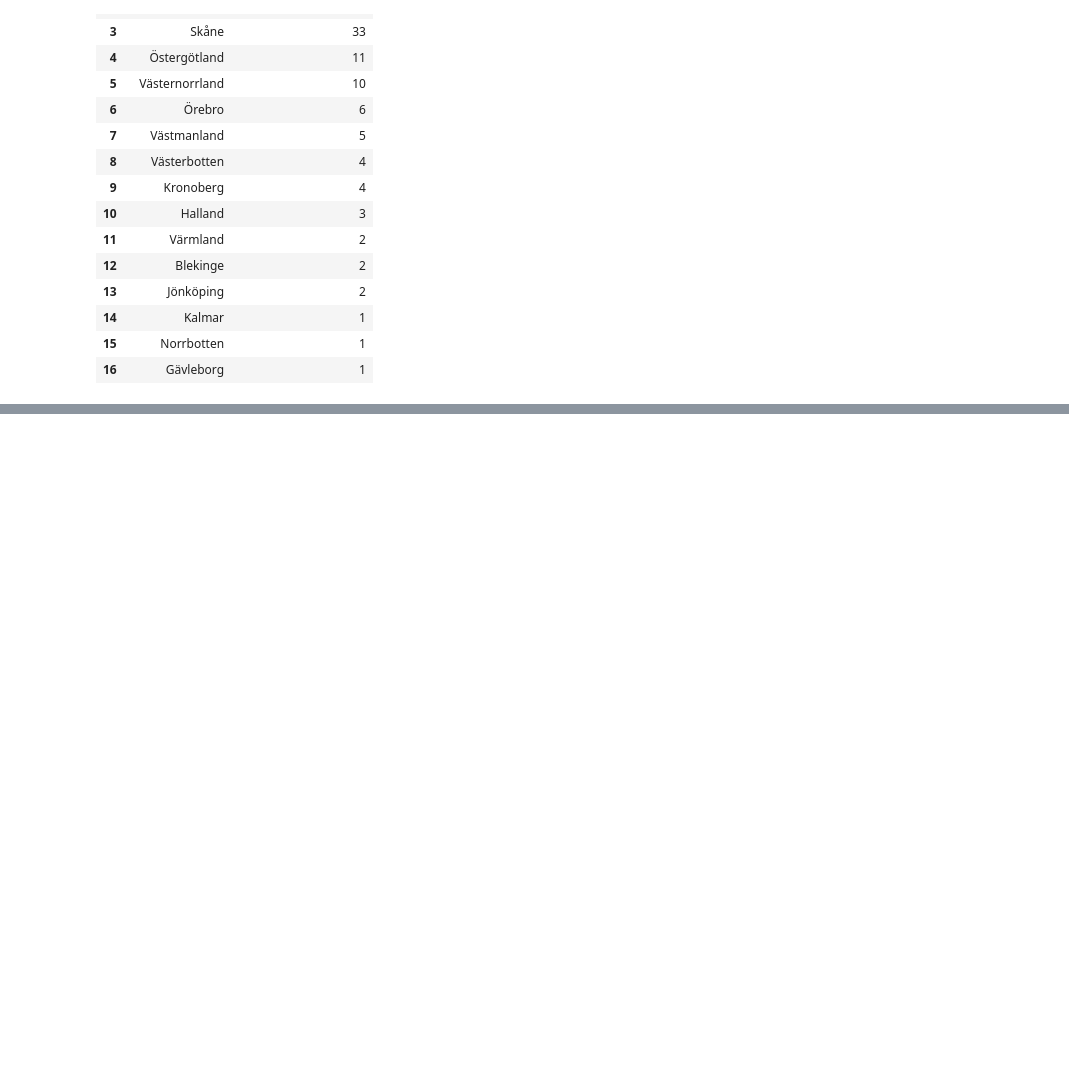
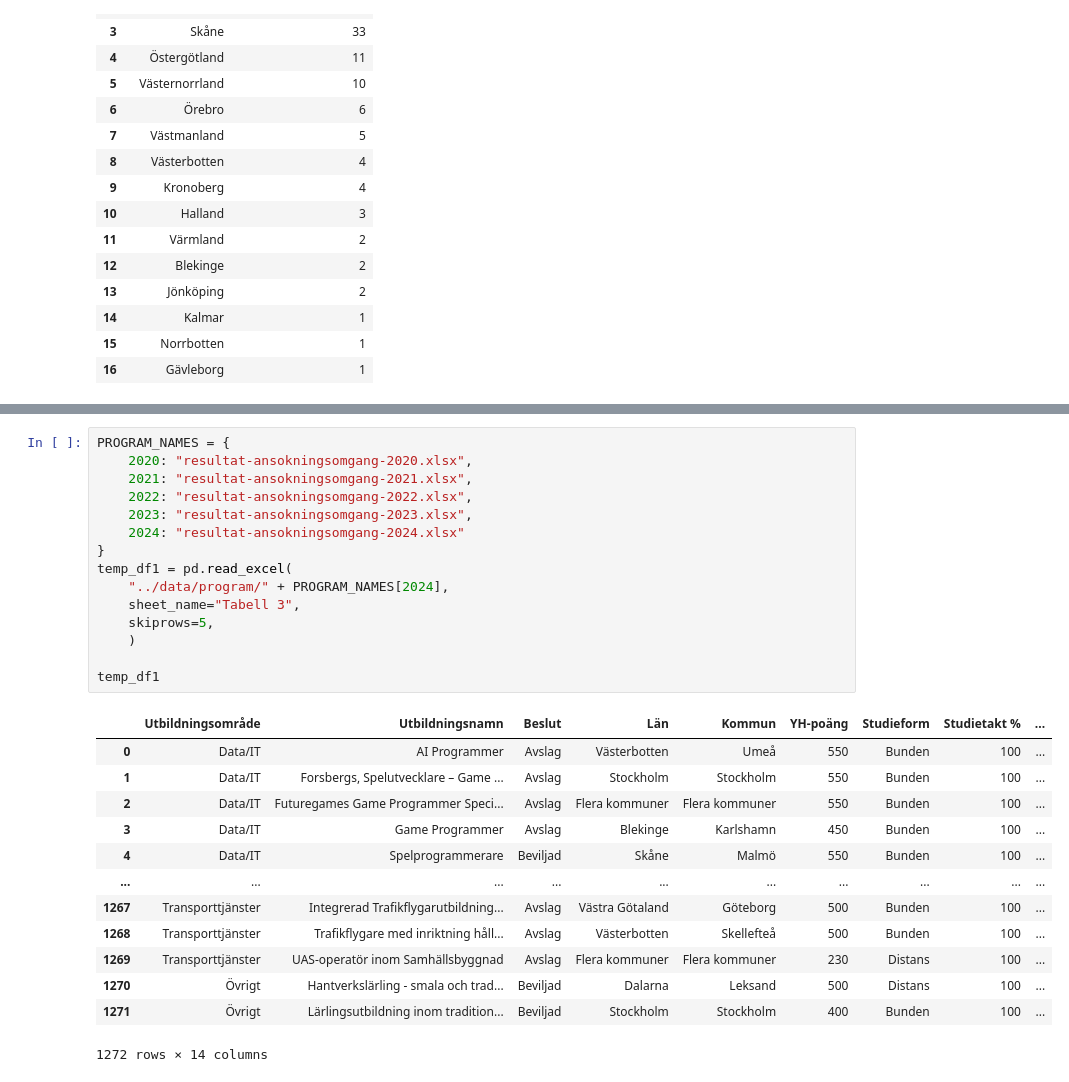
Before and after one commit to AntonBackeus/DataVisualisering_Projekt_YhKollen_G1, a Jupyter notebook: eda/anton_eda.ipynb, the cells around one changed output, grey strips where cells are left out. Cells and saved outputs as stored; diff of their text form; blank space fills up the shorter version.

```diff
--- a/eda/anton_eda.ipynb
+++ b/eda/anton_eda.ipynb
@@ -317,0 +345,29 @@ temp_df
+# %%
+PROGRAM_NAMES = {
+    2020: "resultat-ansokningsomgang-2020.xlsx",
+    2021: "resultat-ansokningsomgang-2021.xlsx",
+    2022: "resultat-ansokningsomgang-2022.xlsx",
+    2023: "resultat-ansokningsomgang-2023.xlsx",
+    2024: "resultat-ansokningsomgang-2024.xlsx"
+}
+temp_df1 = pd.read_excel(
+    "../data/program/" + PROGRAM_NAMES[2024],
+    sheet_name="Tabell 3",
+    skiprows=5,
+    )
+
+temp_df1
+# %% [output]
+|  | Utbildningsområde | Utbildningsnamn | Beslut | Län | Kommun | YH-poäng | Studieform | Studietakt % | ... |
+| 0 | Data/IT | AI Programmer | Avslag | Västerbotten | Umeå | 550 | Bunden | 100 | ... |
+| 1 | Data/IT | Forsbergs, Spelutvecklare – Game ... | Avslag | Stockholm | Stockholm | 550 | Bunden | 100 | ... |
+| 2 | Data/IT | Futuregames Game Programmer Speci... | Avslag | Flera kommuner | Flera kommuner | 550 | Bunden | 100 | ... |
+| 3 | Data/IT | Game Programmer | Avslag | Blekinge | Karlshamn | 450 | Bunden | 100 | ... |
+| 4 | Data/IT | Spelprogrammerare | Beviljad | Skåne | Malmö | 550 | Bunden | 100 | ... |
+| ... | ... | ... | ... | ... | ... | ... | ... | ... | ... |
+| 1267 | Transporttjänster | Integrerad Trafikflygarutbildning... | Avslag | Västra Götaland | Göteborg | 500 | Bunden | 100 | ... |
+| 1268 | Transporttjänster | Trafikflygare med inriktning håll... | Avslag | Västerbotten | Skellefteå | 500 | Bunden | 100 | ... |
+| 1269 | Transporttjänster | UAS-operatör inom Samhällsbyggnad | Avslag | Flera kommuner | Flera kommuner | 230 | Distans | 100 | ... |
+| 1270 | Övrigt | Hantverkslärling - smala och trad... | Beviljad | Dalarna | Leksand | 500 | Distans | 100 | ... |
+| 1271 | Övrigt | Lärlingsutbildning inom tradition... | Beviljad | Stockholm | Stockholm | 400 | Bunden | 100 | ... |
+1272 rows × 14 columns
```
Also changed, not shown: parts of 10 cells of this notebook, 5 other files.
